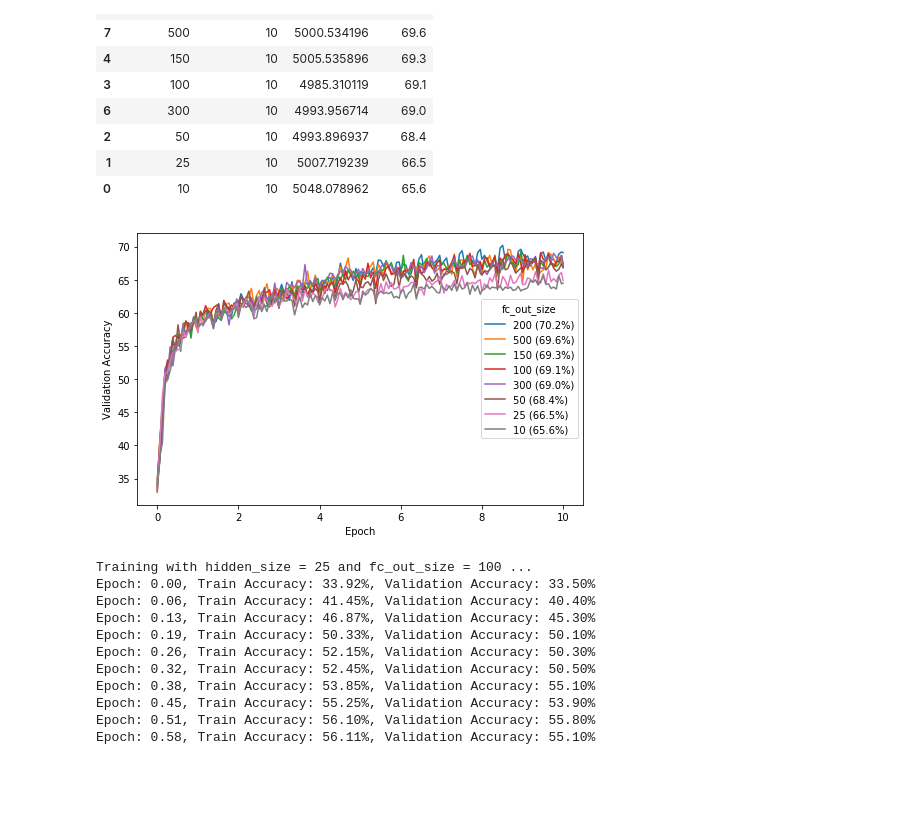
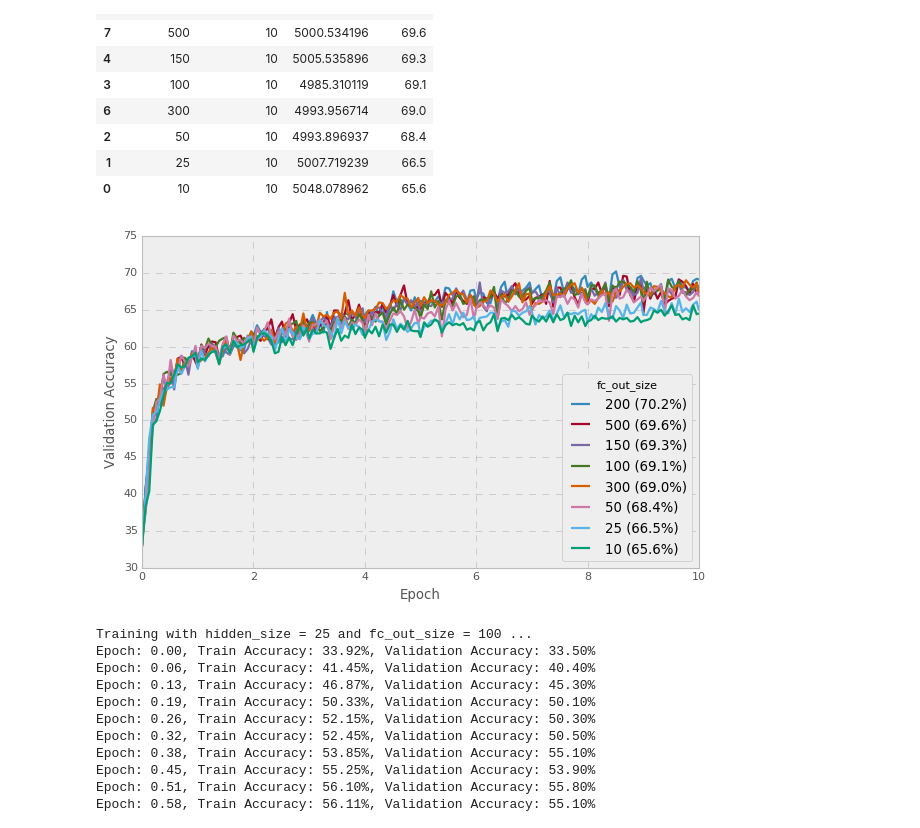
Before and after one commit to nyjgary/nlp-snli, a Jupyter notebook: nlp-snli.ipynb, the cells around one changed output. Drawn from its saved outputs; the diff is of its cells as text; code cells hidden in the pictures; blank space fills up the shorter version.

```diff
--- a/nlp-snli.ipynb
+++ b/nlp-snli.ipynb
@@ -27,7 +27,7 @@ from sklearn.metrics import confusion_matrix
 pd.set_option('max_colwidth',100)
 import matplotlib.style
 import matplotlib as mpl
-mpl.style.use('fivethirtyeight')
+mpl.style.use('bmh')
 # %%
 random.seed(134)
 PAD_IDX = 0
@@ -689,9 +689,9 @@ rnn_fc_out_size_exps[['fc_out_size', 'num_epochs', 'runtime', 'val_acc']]
 | 1 | 25 | 10 | 5007.719239 | 66.5 |
 | 0 | 10 | 10 | 5048.078962 | 65.6 |
 # %%
-plot_multiple_learning_curves(rnn_fc_out_size_exps, 'fc_out_size', legend_loc='right')
+plot_multiple_learning_curves(rnn_fc_out_size_exps, 'fc_out_size', legend_loc='lower right')
 # %% [output]
-[figure, old version]
+[figure, new version]
 # %%
 hidden_sizes = [25, 50, 100]
 fc_out_sizes = [100, 200, 300, 500]
```
Also changed, not shown: parts of 14 cells of this notebook.
